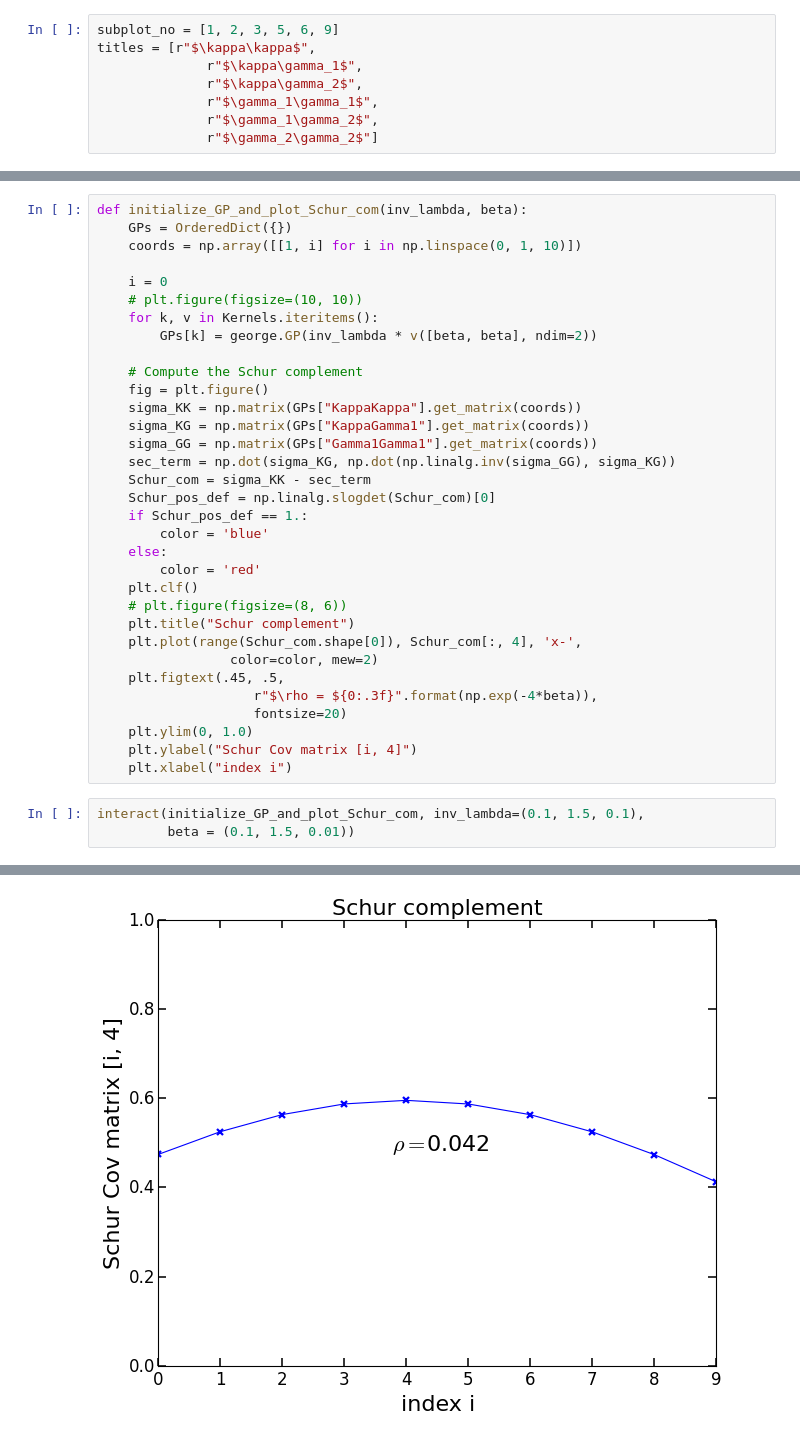
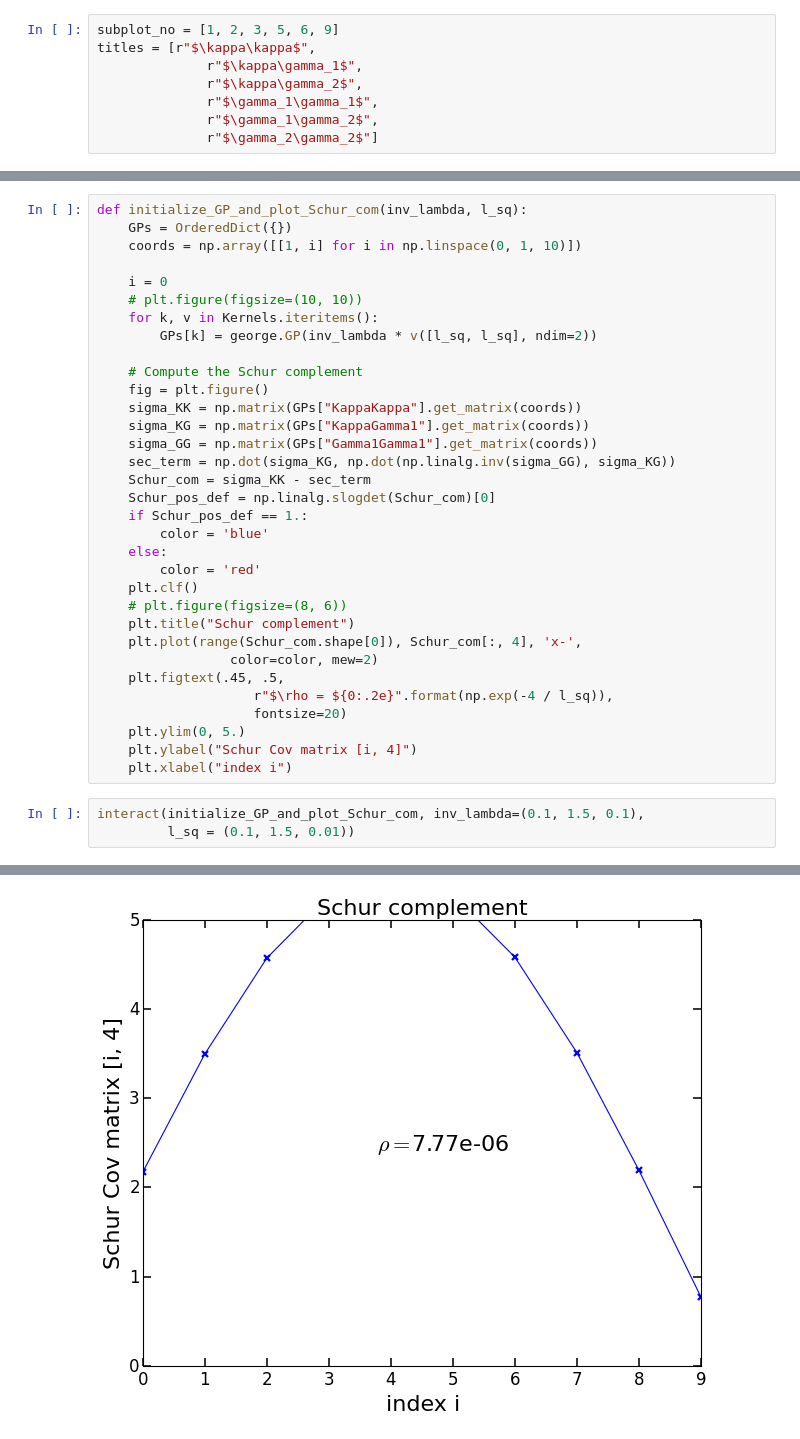
Before and after one commit to karenyyng/shear_gp, a Jupyter notebook: prototypes/demo_Cython_kernels.ipynb, the cells around one changed output, grey strips where cells are left out. Cells and saved outputs as stored; diff of their text form.

Commit message:
renamed parameters in Cython kernel plotting demo to be consistent

```diff
--- a/prototypes/demo_Cython_kernels.ipynb
+++ b/prototypes/demo_Cython_kernels.ipynb
@@ -159,12 +161,12 @@ from $\beta > 0.54$
 # %%
-def initialize_GP_and_plot_Schur_com(inv_lambda, beta):
+def initialize_GP_and_plot_Schur_com(inv_lambda, l_sq):
     GPs = OrderedDict({})
     coords = np.array([[1, i] for i in np.linspace(0, 1, 10)])
 
     i = 0
     # plt.figure(figsize=(10, 10))
     for k, v in Kernels.iteritems():
-        GPs[k] = george.GP(inv_lambda * v([beta, beta], ndim=2))
+        GPs[k] = george.GP(inv_lambda * v([l_sq, l_sq], ndim=2))
 
     # Compute the Schur complement
     fig = plt.figure()
@@ -184,12 +186,12 @@ def initialize_GP_and_plot_Schur_com(inv_lambda, beta):
     plt.plot(range(Schur_com.shape[0]), Schur_com[:, 4], 'x-',
                  color=color, mew=2)
     plt.figtext(.45, .5,
-                    r"$\rho = ${0:.3f}".format(np.exp(-4*beta)),
+                    r"$\rho = ${0:.2e}".format(np.exp(-4 / l_sq)),
                     fontsize=20)
-    plt.ylim(0, 1.0)
+    plt.ylim(0, 5.)
     plt.ylabel("Schur Cov matrix [i, 4]")
     plt.xlabel("index i")
 # %%
 interact(initialize_GP_and_plot_Schur_com, inv_lambda=(0.1, 1.5, 0.1),
-         beta = (0.1, 1.5, 0.01))
+         l_sq = (0.1, 1.5, 0.01))
 # %% [output]
@@ -197 +198 @@ interact(initialize_GP_and_plot_Schur_com, inv_lambda=(0.1, 1.5, 0.1),
-[figure, old version]
+[figure, new version]
```
Also changed, not shown: parts of 6 cells of this notebook, 1 other file.
